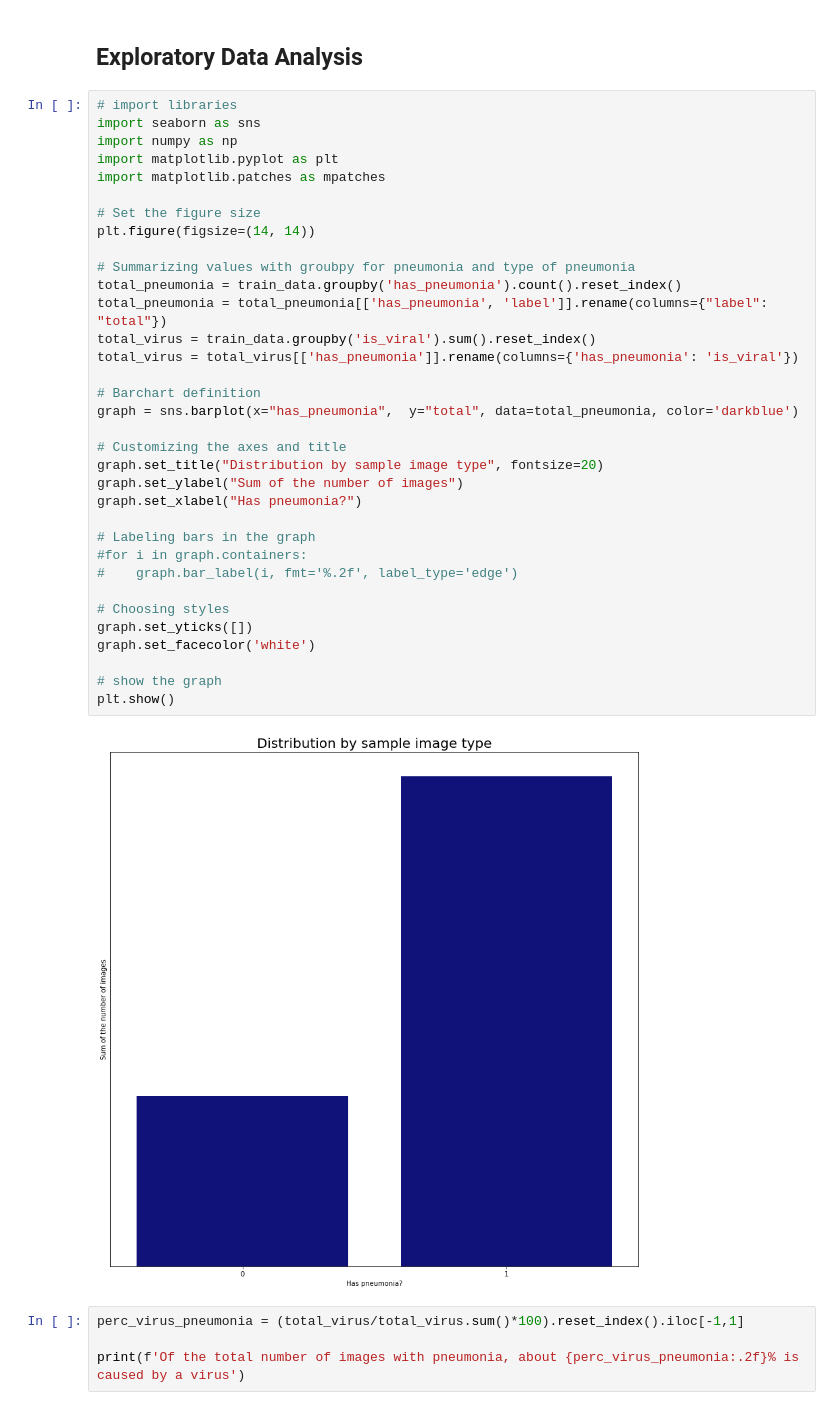
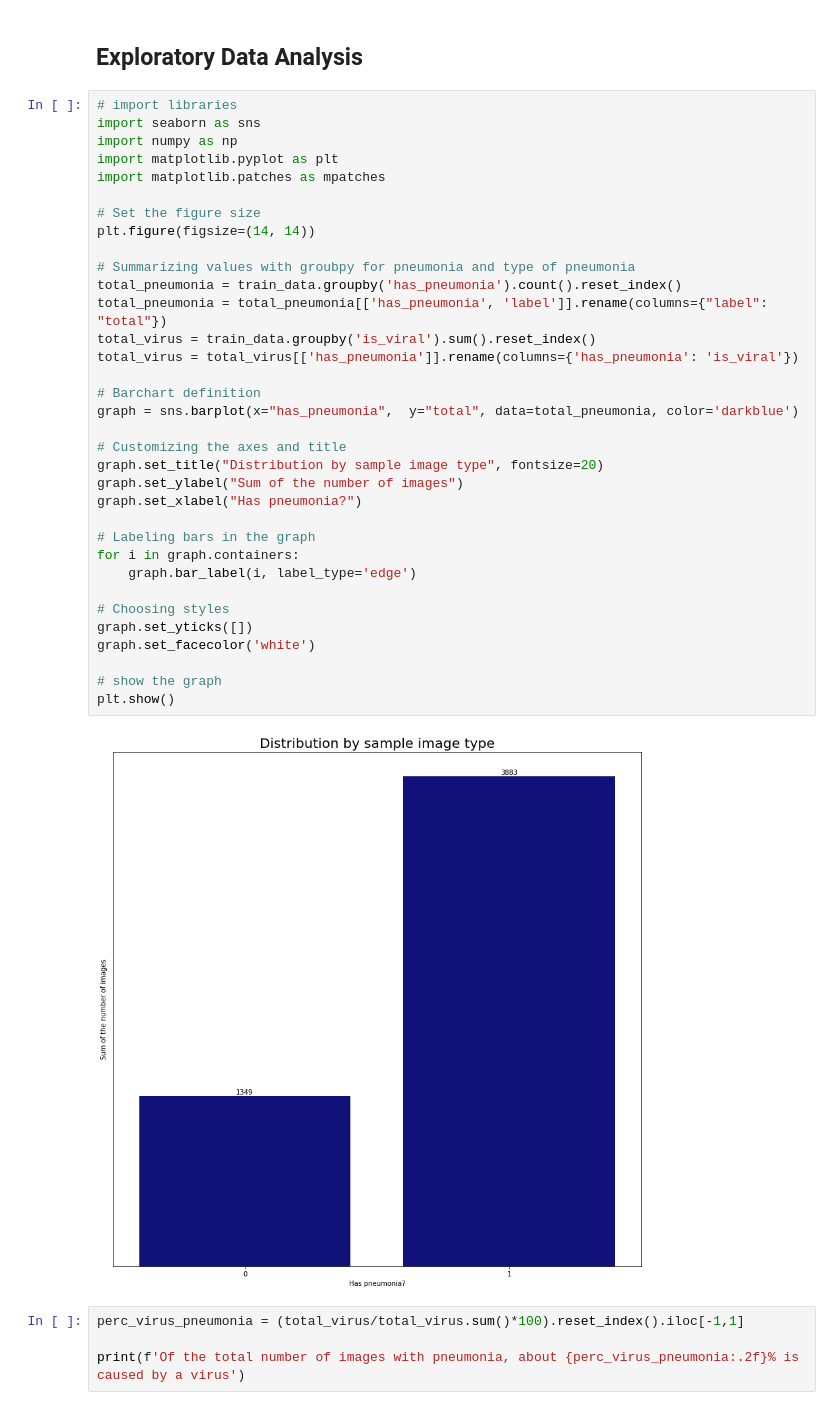
Before and after one commit to wbendinelli/Tera, a Jupyter notebook: pneumonia-detection/notebooks/open-files.ipynb, the cells around one changed output. Saved outputs shown, nothing was run; the diff lists cells and outputs as text.

```diff
--- a/pneumonia-detection/notebooks/open-files.ipynb
+++ b/pneumonia-detection/notebooks/open-files.ipynb
@@ -121,36 +121,36 @@ import seaborn as sns
 import numpy as np
 import matplotlib.pyplot as plt
 import matplotlib.patches as mpatches
 
 # Set the figure size
 plt.figure(figsize=(14, 14))
 
 # Summarizing values with groubpy for pneumonia and type of pneumonia
 total_pneumonia = train_data.groupby('has_pneumonia').count().reset_index()
 total_pneumonia = total_pneumonia[['has_pneumonia', 'label']].rename(columns={"label": "total"})
 total_virus = train_data.groupby('is_viral').sum().reset_index()
 total_virus = total_virus[['has_pneumonia']].rename(columns={'has_pneumonia': 'is_viral'})
 
 # Barchart definition
 graph = sns.barplot(x="has_pneumonia",  y="total", data=total_pneumonia, color='darkblue')
 
 # Customizing the axes and title
 graph.set_title("Distribution by sample image type", fontsize=20)
 graph.set_ylabel("Sum of the number of images")
 graph.set_xlabel("Has pneumonia?")
 
 # Labeling bars in the graph
-#for i in graph.containers:
-#    graph.bar_label(i, fmt='%.2f', label_type='edge')
+for i in graph.containers:
+    graph.bar_label(i, label_type='edge')
 
 # Choosing styles
 graph.set_yticks([])
 graph.set_facecolor('white')
 
 # show the graph
 plt.show()
 # %% [output]
-[figure, old version]
+[figure, new version]
 # %%
 perc_virus_pneumonia = (total_virus/total_virus.sum()*100).reset_index().iloc[-1,1]
 
```
Also changed, not shown: parts of 2 cells of this notebook.
